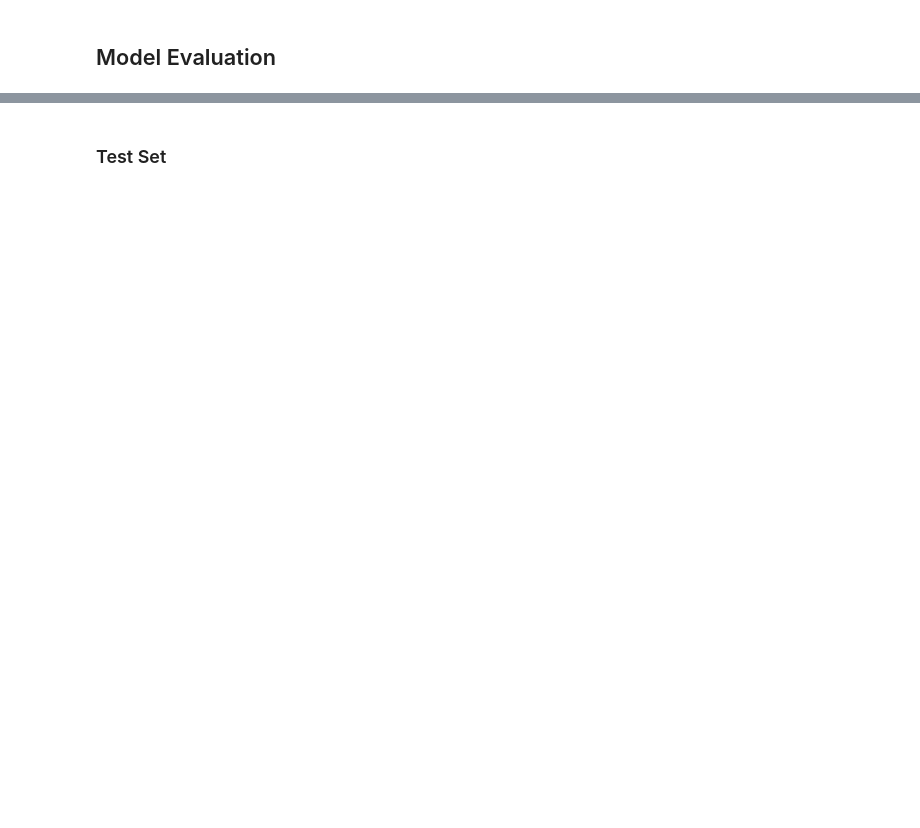
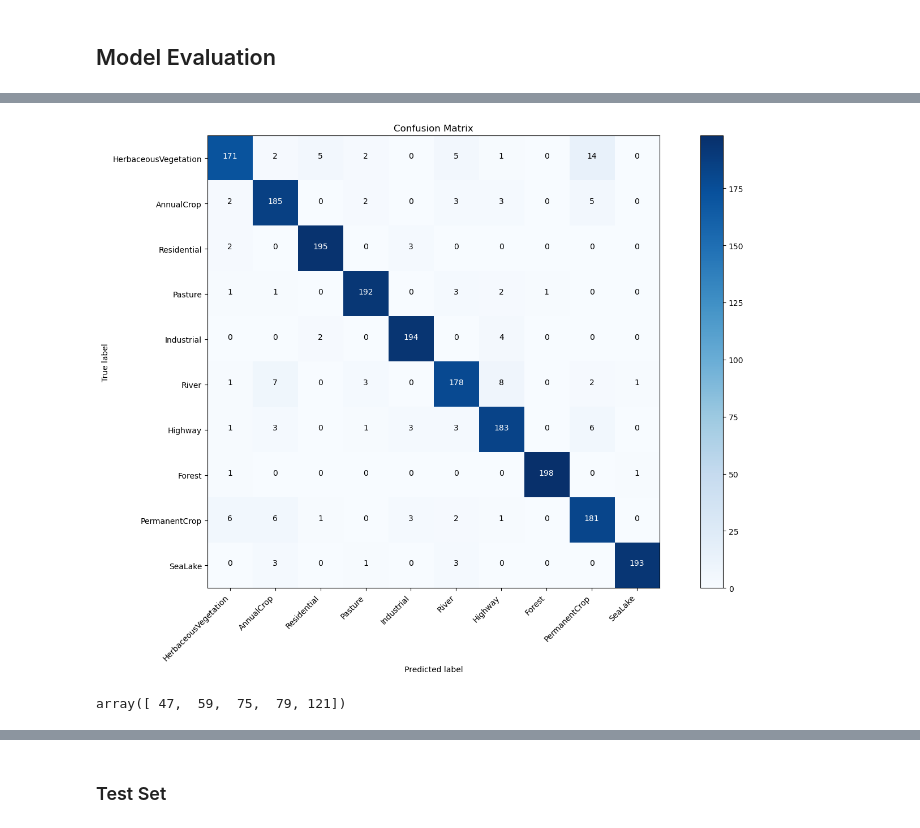
Before and after one commit to exVick/satellite-image-classification, a Jupyter notebook: k12441809.ipynb, the cells around one changed output, grey strips where cells are left out. Cells and saved outputs as stored; diff of their text form; code cells hidden in the pictures; blank space fills up the shorter version.

```diff
--- a/k12441809.ipynb
+++ b/k12441809.ipynb
@@ -462,0 +513,57 @@ for epoch in range(num_epochs):
+# %%
+state_dict = torch.load("assets/weights/best_model_params.pth", map_location=device)
+model.load_state_dict(state_dict)
+model.eval()
+
+true_labels = []
+pred_labels = []
+
+with torch.no_grad():
+    for images, labels in val_loader:
+        images, labels = images.to(device), labels.to(device)
+        outputs = model(images)
+        preds = outputs.argmax(dim=1)
+
+        true_labels.append(labels.cpu().numpy())
+        pred_labels.append(preds.cpu().numpy())
+
+true_labels = np.concatenate(true_labels)
+pred_labels = np.concatenate(pred_labels)
+# %%
+# your code goes here (plot_confusion_matrix)
+def plot_confusion_matrix(cm, classes, figsize=(15, 10), title='Confusion Matrix'):
+    plt.figure(figsize=figsize)
+    plt.imshow(cm, interpolation='nearest', cmap=plt.cm.Blues)
+    plt.title(title)
+    tick_marks = np.arange(len(classes))
+    plt.xticks(tick_marks, classes, rotation=45, ha="right")
+    plt.yticks(tick_marks, classes)
+
+    threshold = cm.max() / 2.
+    for i, j in np.ndindex(cm.shape):
+        plt.text(j, i, format(cm[i, j], 'd'),
+                 horizontalalignment="center",
+                 color="white" if cm[i, j] > threshold else "black")
+
+    plt.ylabel('True label')
+    plt.xlabel('Predicted label')
+    plt.colorbar()
+    plt.tight_layout()
+
+    os.makedirs('assets/plots', exist_ok=True)
+    plt.savefig("assets/plots/confusion_matrix_CL.png")
+
+    plt.show()
+    plt.close()
+
+cm = confusion_matrix(true_labels, pred_labels)
+
+classes = [name for name, idx in sorted(label_dict.items(), key=lambda kv: kv[1])]
+plot_confusion_matrix(cm, classes)
+# %% [output]
+[figure, added]
+# %%
+wrong_idx = np.where(true_labels != pred_labels)[0]
+wrong_idx[:5]
+# %% [output]
+array([ 47,  59,  75,  79, 121])
```
Also changed, not shown: parts of 11 cells of this notebook.
